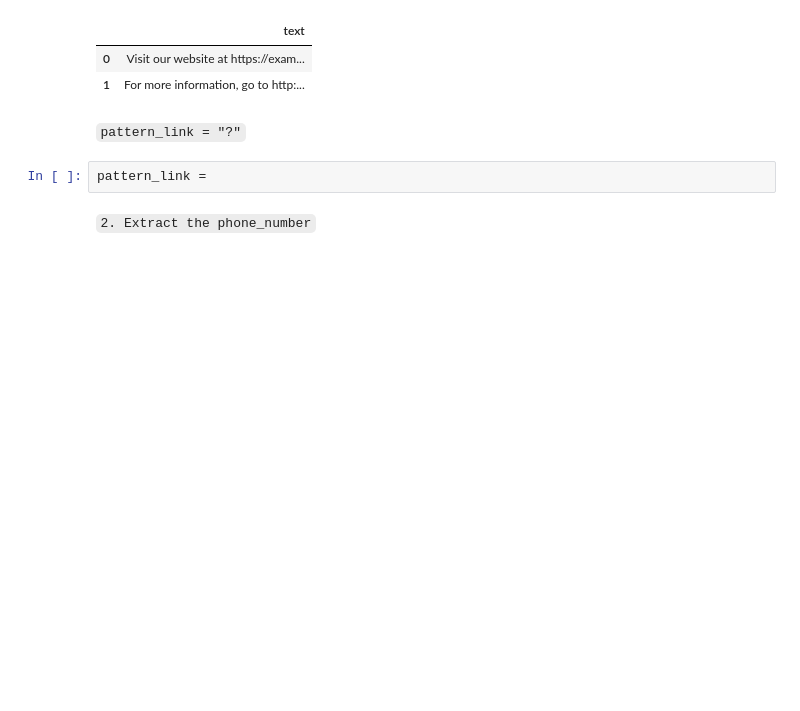
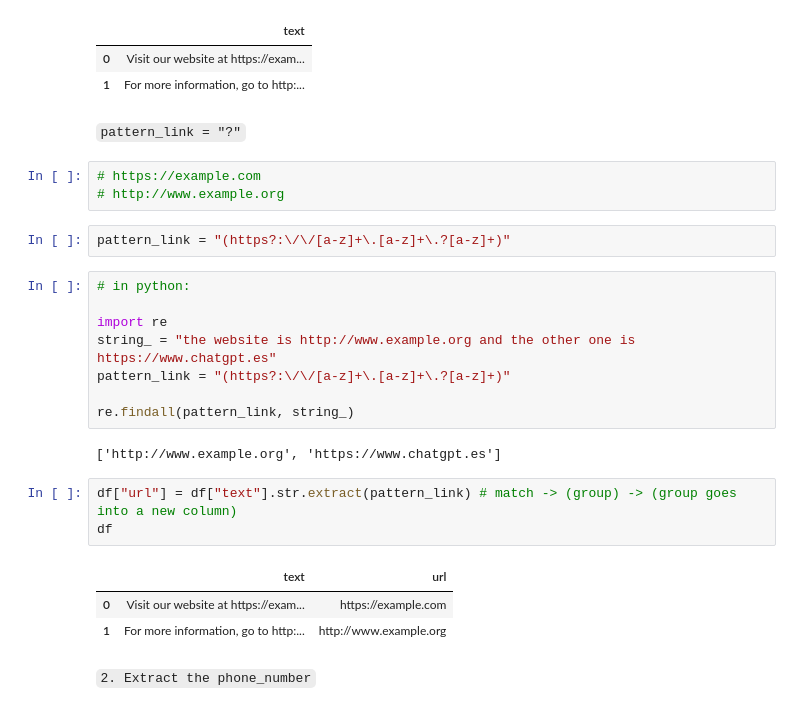
Before and after one commit to Ironhack-data-bcn-january-2024/lectures, a Jupyter notebook: week-2/1.3. Regex/2. Regex in pandas - friday.ipynb, the cells around one changed output. Cells and saved outputs as stored; diff of their text form; blank space fills up the shorter version.

```diff
--- a/week-2/1.3. Regex/2. Regex in pandas - friday.ipynb
+++ b/week-2/1.3. Regex/2. Regex in pandas - friday.ipynb
@@ -19,8 +19,28 @@ df
 | 1 | For more information, go to http:... |
 # %% [markdown]
 `pattern_link = "?"`
-# %%
-pattern_link =
+# %%
+# https://example.com
+# http://www.example.org
+# %%
+pattern_link = "(https?:\/\/[a-z]+\.[a-z]+\.?[a-z]+)"
+# %%
+# in python:
+
+import re
+string_ = "the website is http://www.example.org and the other one is https://www.chatgpt.es"
+pattern_link = "(https?:\/\/[a-z]+\.[a-z]+\.?[a-z]+)"
+
+re.findall(pattern_link, string_)
+# %% [output]
+['http://www.example.org', 'https://www.chatgpt.es']
+# %%
+df["url"] = df["text"].str.extract(pattern_link) # match -> (group) -> (group goes into a new column)
+df
+# %% [output]
+|  | text | url |
+| 0 | Visit our website at https://exam... | https://example.com |
+| 1 | For more information, go to http:... | http://www.example.org |
 # %% [markdown]
 `2. Extract the phone_number`
 # %%
```
Also changed, not shown: parts of 21 cells of this notebook.
